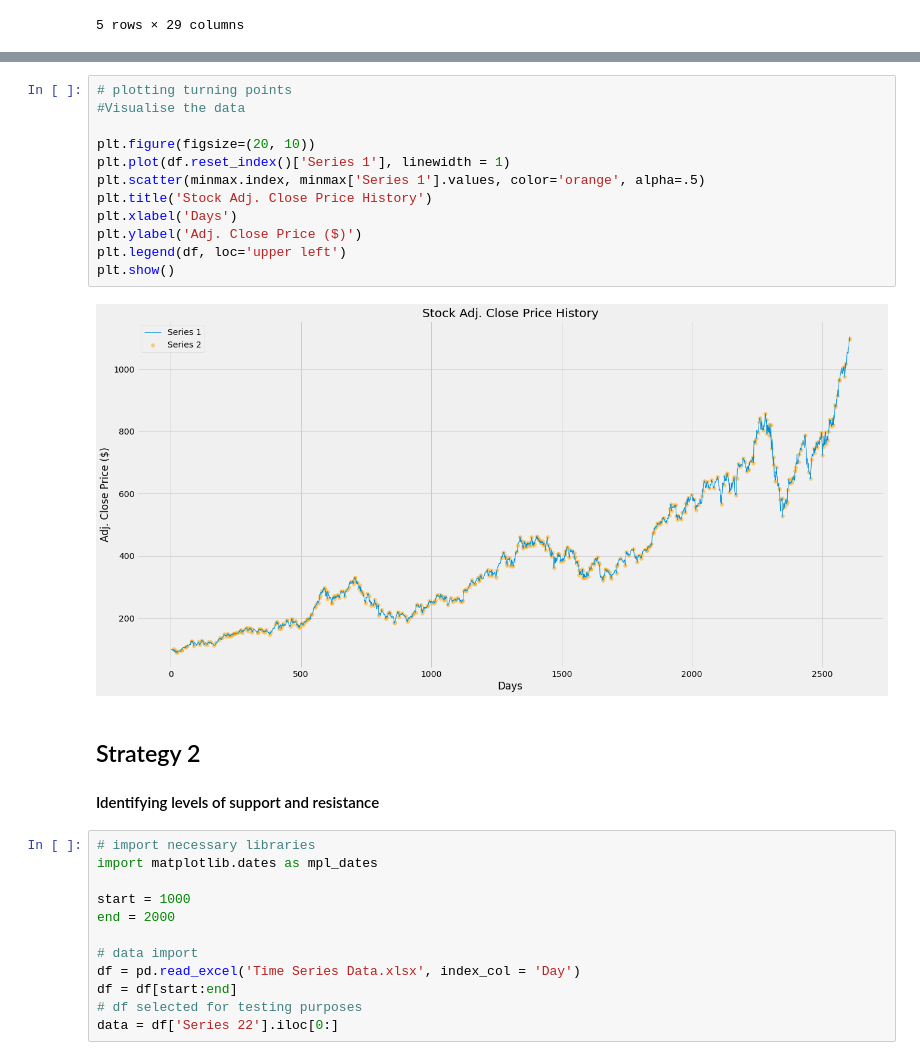
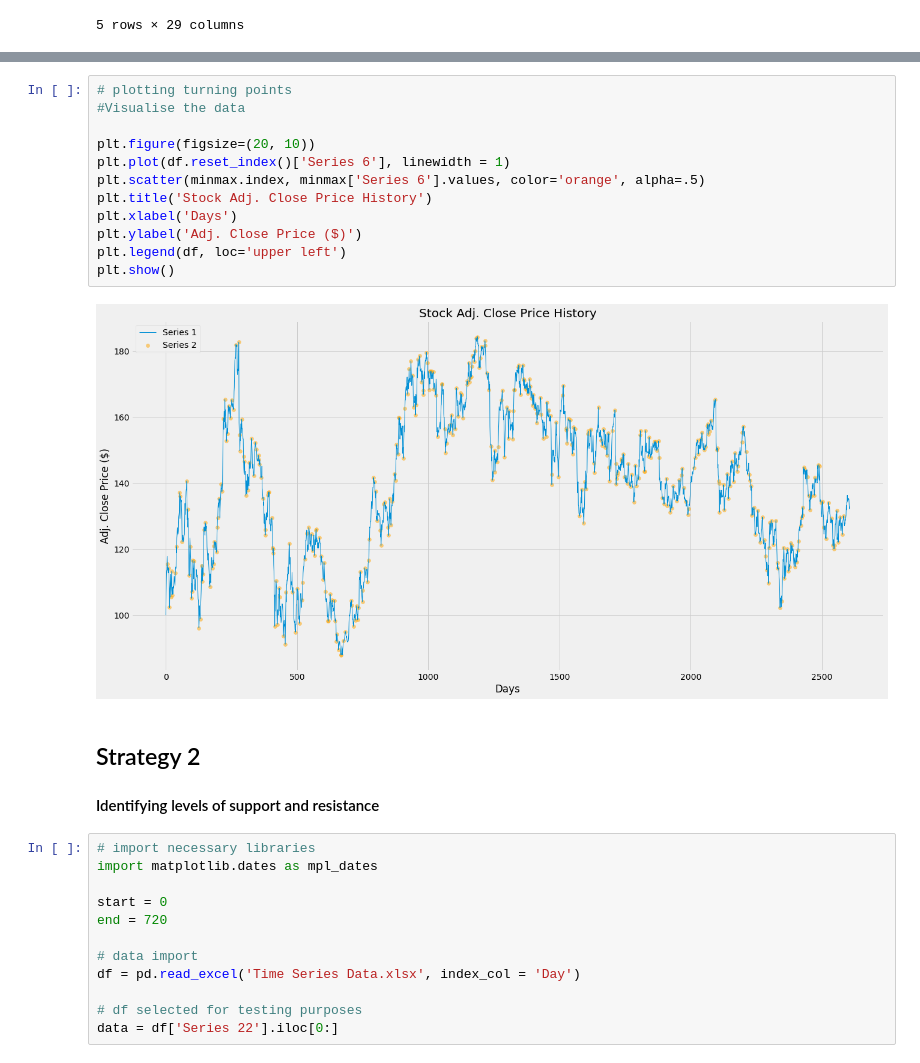
Before and after one commit to oscarwoodi/BHProj2Team1, a Jupyter notebook: Levels_.ipynb, the cells around one changed output, grey strips where cells are left out. Cells and saved outputs as stored; diff of their text form.

```diff
--- a/Levels_.ipynb
+++ b/Levels_.ipynb
@@ -81,17 +81,17 @@ minmax.head()
 # %%
 # plotting turning points
 #Visualise the data
 
 plt.figure(figsize=(20, 10))
-plt.plot(df.reset_index()['Series 1'], linewidth = 1)
-plt.scatter(minmax.index, minmax['Series 1'].values, color='orange', alpha=.5)
+plt.plot(df.reset_index()['Series 6'], linewidth = 1)
+plt.scatter(minmax.index, minmax['Series 6'].values, color='orange', alpha=.5)
 plt.title('Stock Adj. Close Price History')
 plt.xlabel('Days')
 plt.ylabel('Adj. Close Price ($)')
 plt.legend(df, loc='upper left')
 plt.show()
 # %% [output]
-[figure, old version]
+[figure, new version]
 # %% [markdown]
 ## Strategy 2
 
@@ -100,12 +100,12 @@ plt.show()
 # import necessary libraries
 import matplotlib.dates as mpl_dates
 
-start = 1000
-end = 2000
+start = 0
+end = 720
 
 # data import
 df = pd.read_excel('Time Series Data.xlsx', index_col = 'Day')
-df = df[start:end]
+
 # df selected for testing purposes
 data = df['Series 22'].iloc[0:]
 # %%
```
Also changed, not shown: parts of 10 cells of this notebook, 1 other file.
